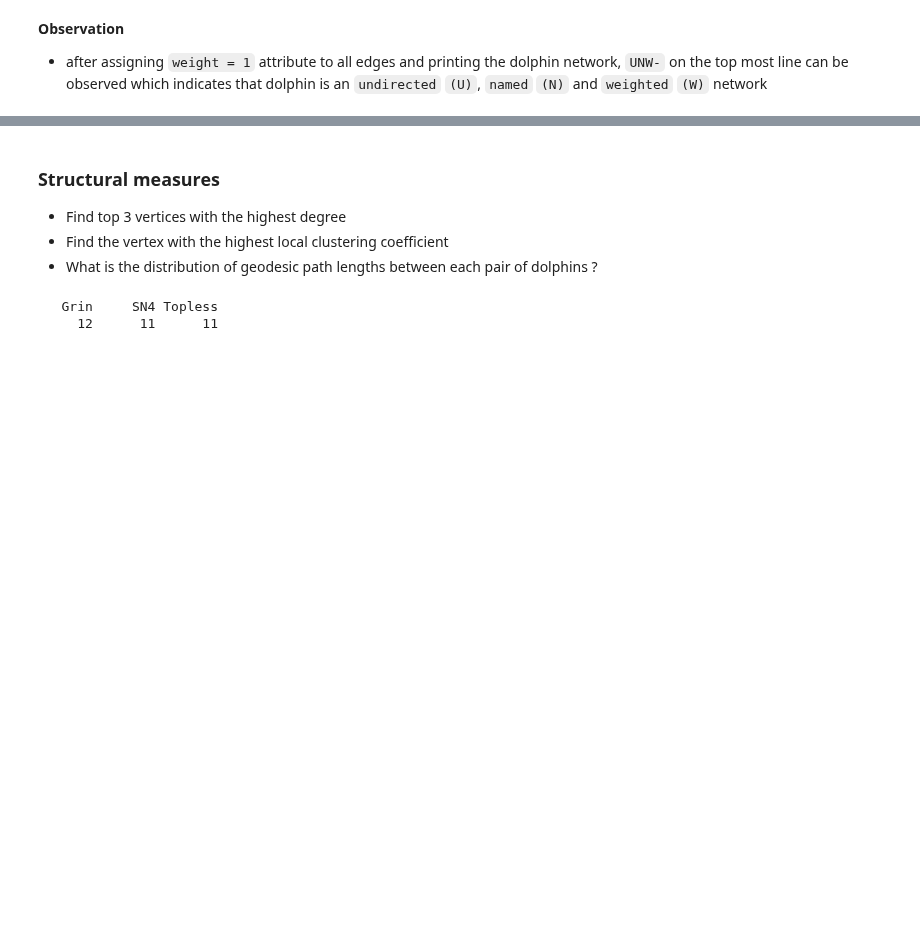
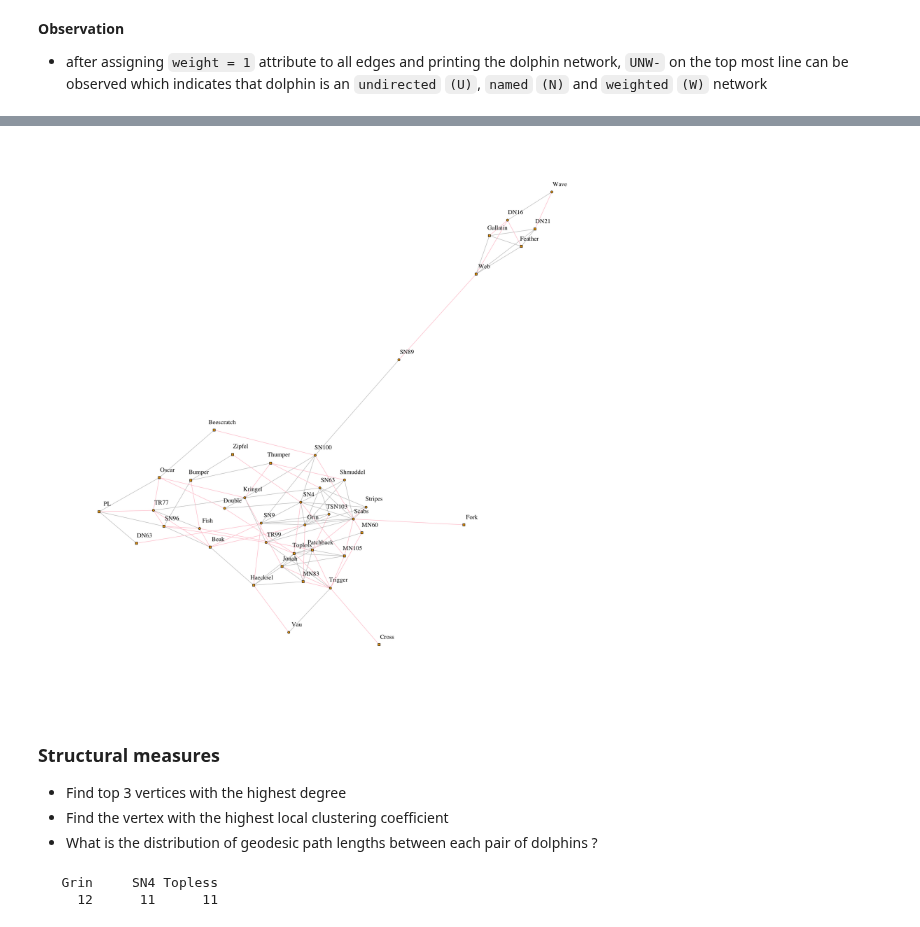
Before and after one commit to ppkgtmm/data-models, a Jupyter notebook: L6/Exercise.ipynb, the cells around one changed output, grey strips where cells are left out. Saved outputs shown, nothing was run; the diff lists cells and outputs as text; code cells hidden in the pictures; blank space fills up the shorter version.

```diff
--- a/L6/Exercise.ipynb
+++ b/L6/Exercise.ipynb
@@ -136,0 +139,12 @@ plot(dolphin, layouto = layout_with_fr(dolphin), vertex.size = 1, vertex.label.d
+# %%
+simple_dolphin <- simplify(dolphin) # remove duplicate associations
+
+# filter out dolphins whose gender we are unsure about
+simple_dolphin <- simple_dolphin - V(simple_dolphin)[V(simple_dolphin)$Gender == 'Unknown']
+
+# extract gender from each edge endpoints
+head_g <- head_of(simple_dolphin, E(simple_dolphin))$Gender
+tail_g <- tail_of(simple_dolphin, E(simple_dolphin))$Gender
+
+# create new flag telling whether association is of different gender
+E(simple_dolphin)$IsDifferentGender <- head_g != tail_g
@@ -137,3 +168,20 @@ plot(dolphin, layouto = layout_with_fr(dolphin), vertex.size = 1, vertex.label.d
+# %%
+head_diff <- head_of(simple_dolphin, E(simple_dolphin)[E(simple_dolphin)$IsDifferentGender])
+tail_diff <- tail_of(simple_dolphin, E(simple_dolphin)[E(simple_dolphin)$IsDifferentGender])
+
+filter_cond <- V(simple_dolphin) %in% unique(head_diff) | V(simple_dolphin) %in% unique(tail_diff)
+diff_gender_network <- induced_subgraph(simple_dolphin, V(simple_dolphin)[filter_cond])
+# %%
+# styling
+E(diff_gender_network)$color = 'grey'
+E(diff_gender_network)[E(diff_gender_network)$IsDifferentGender]$color = 'pink'
+
+V(diff_gender_network)$shape = 'circle'
+V(diff_gender_network)[V(diff_gender_network)$Gender == 'Male']$shape = 'square'
+
+plot(diff_gender_network, vertex.size = 1, vertex.label.dist = 0.7, vertex.label.color="black")
+# %% [output]
+[figure, added]
 # %% [markdown]
 ### Structural measures
 - Find top 3 vertices with the highest degree
```
Also changed, not shown: parts of 8 cells of this notebook.
